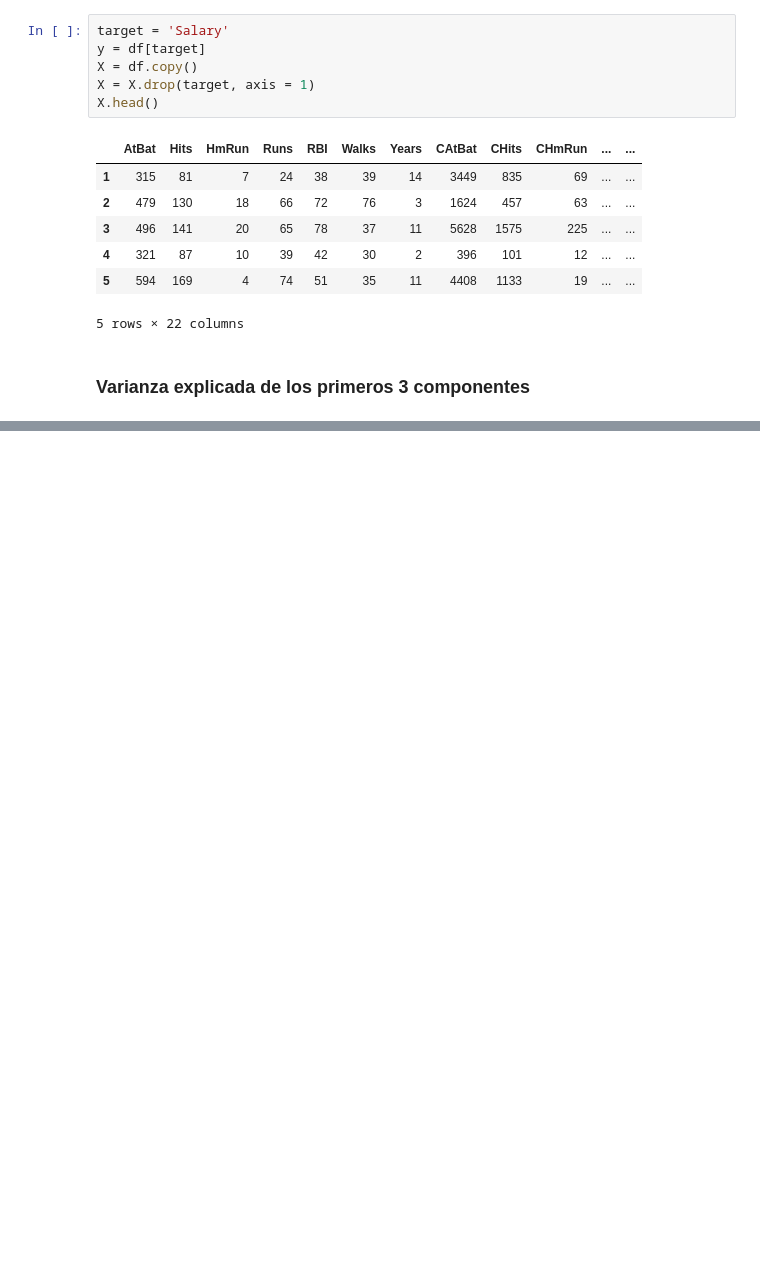
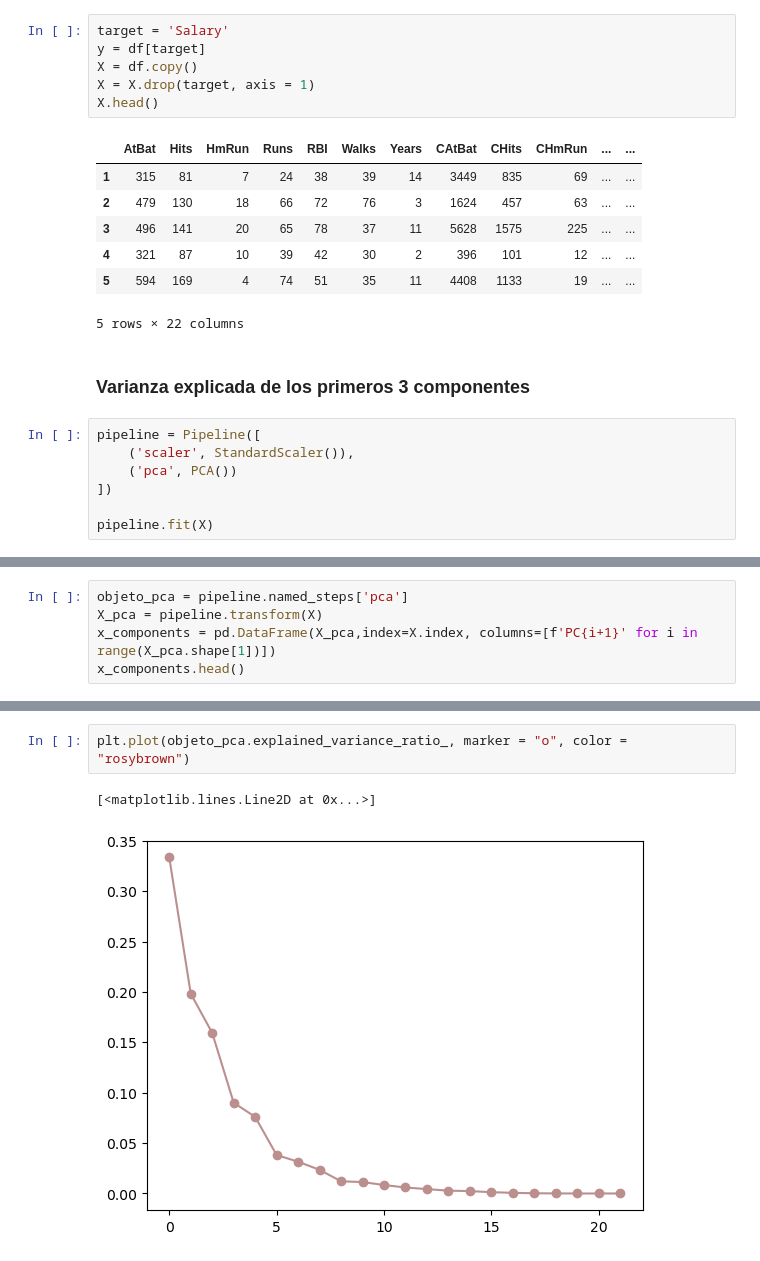
Before and after one commit to arantzaghg/lab_aprendizaje_estadistico, a Jupyter notebook: Tarea PCA- Arantza Gomez Haro Gamboa.ipynb, the cells around one changed output, grey strips where cells are left out. Drawn from its saved outputs; the diff is of its cells as text; blank space fills up the shorter version.

```diff
--- a/Tarea PCA- Arantza Gomez Haro Gamboa.ipynb
+++ b/Tarea PCA- Arantza Gomez Haro Gamboa.ipynb
@@ -56,3 +63,10 @@ X.head()
 5 rows × 22 columns
 # %% [markdown]
 ### **Varianza explicada de los primeros 3 componentes**
+# %%
+pipeline = Pipeline([
+    ('scaler', StandardScaler()),
+    ('pca', PCA())
+])
+
+pipeline.fit(X)
@@ -58,0 +75,5 @@ X.head()
+# %%
+objeto_pca = pipeline.named_steps['pca']
+X_pca = pipeline.transform(X)
+x_components = pd.DataFrame(X_pca,index=X.index, columns=[f'PC{i+1}' for i in range(X_pca.shape[1])])
+x_components.head()
@@ -58,0 +96,5 @@ X.head()
+# %%
+plt.plot(objeto_pca.explained_variance_ratio_, marker = "o", color = "rosybrown")
+# %% [output]
+[<matplotlib.lines.Line2D at 0x...>]
+[figure, added]
```
Also changed, not shown: parts of 17 cells of this notebook.
